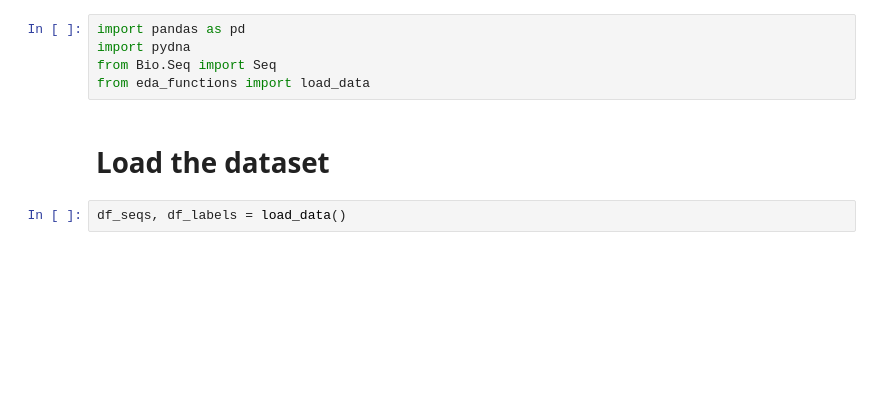
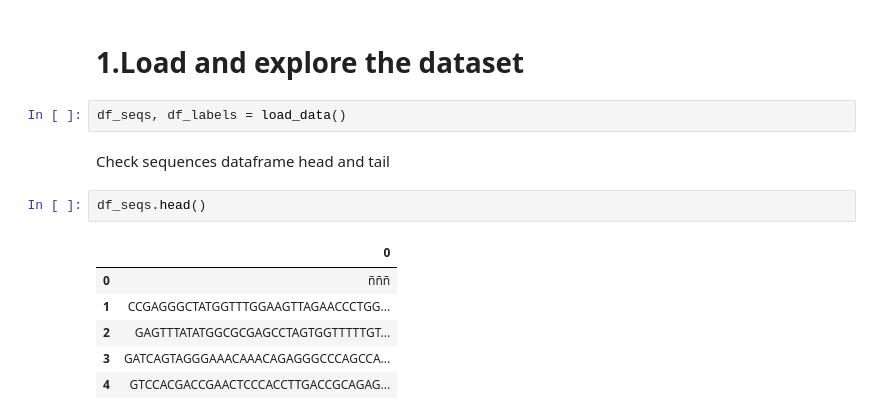
Before and after one commit to Mariog3497/Proyecto-complex, a Jupyter notebook: EDA.ipynb, the cells around one changed output. Saved outputs shown, nothing was run; the diff lists cells and outputs as text; blank space fills up the shorter version.

```diff
--- a/EDA.ipynb
+++ b/EDA.ipynb
@@ -28,12 +21,18 @@ Successfully installed biopython-1.81 networkx-3.2 prettytable-3.9.0 pydna-5.2.0
-# %%
-import pandas as pd
-import pydna
-from Bio.Seq import Seq
-from eda_functions import load_data
 # %% [markdown]
-# Load the dataset
+# 1.Load and explore the dataset
 # %%
 df_seqs, df_labels = load_data()
+# %% [markdown]
+Check sequences dataframe head and tail
+# %%
+df_seqs.head()
+# %% [output]
+|  | 0 |
+| 0 | ñññ |
+| 1 | CCGAGGGCTATGGTTTGGAAGTTAGAACCCTGG... |
+| 2 | GAGTTTATATGGCGCGAGCCTAGTGGTTTTTGT... |
+| 3 | GATCAGTAGGGAAACAAACAGAGGGCCCAGCCA... |
+| 4 | GTCCACGACCGAACTCCCACCTTGACCGCAGAG... |
 # %%
 df_seqs.tail()
 # %% [output]
```
Also changed, not shown: parts of 19 cells of this notebook.
